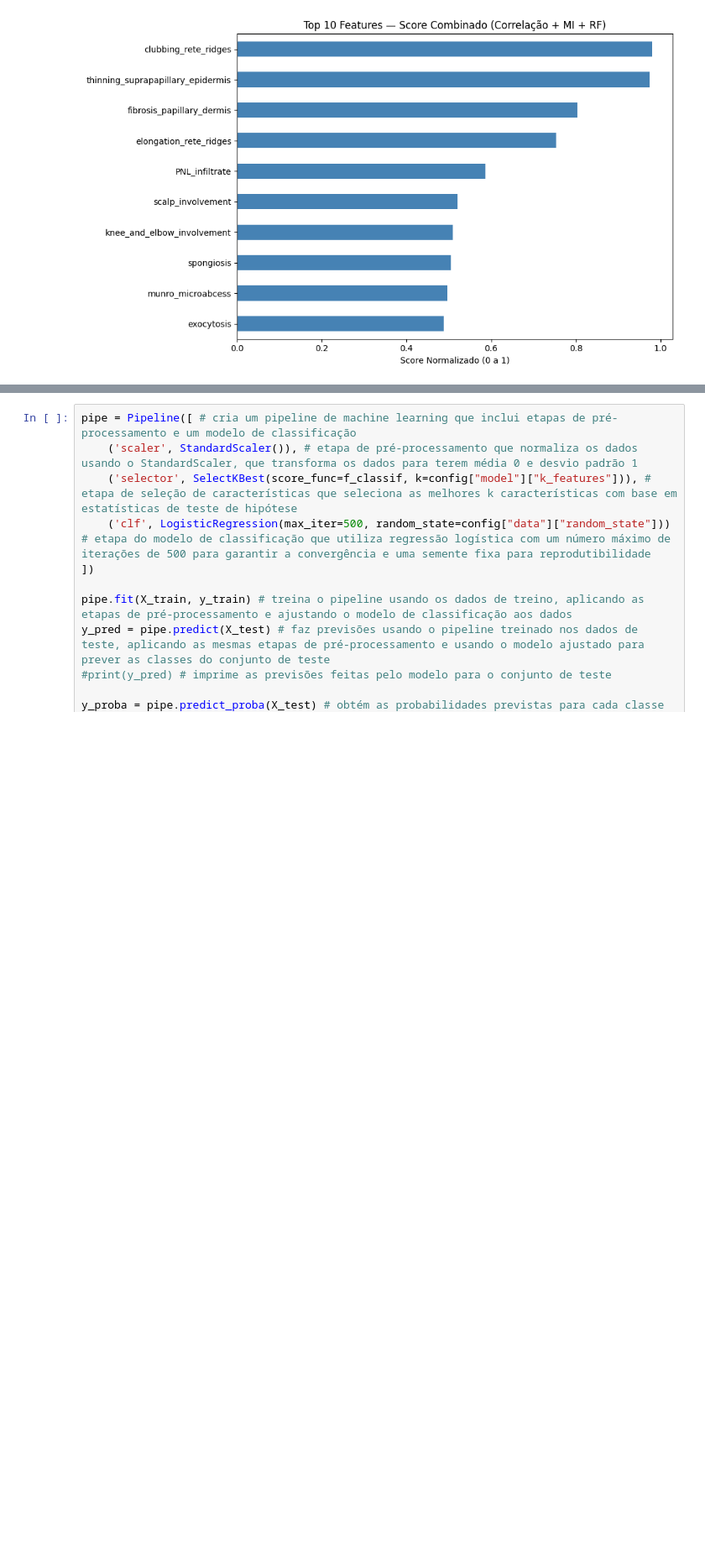
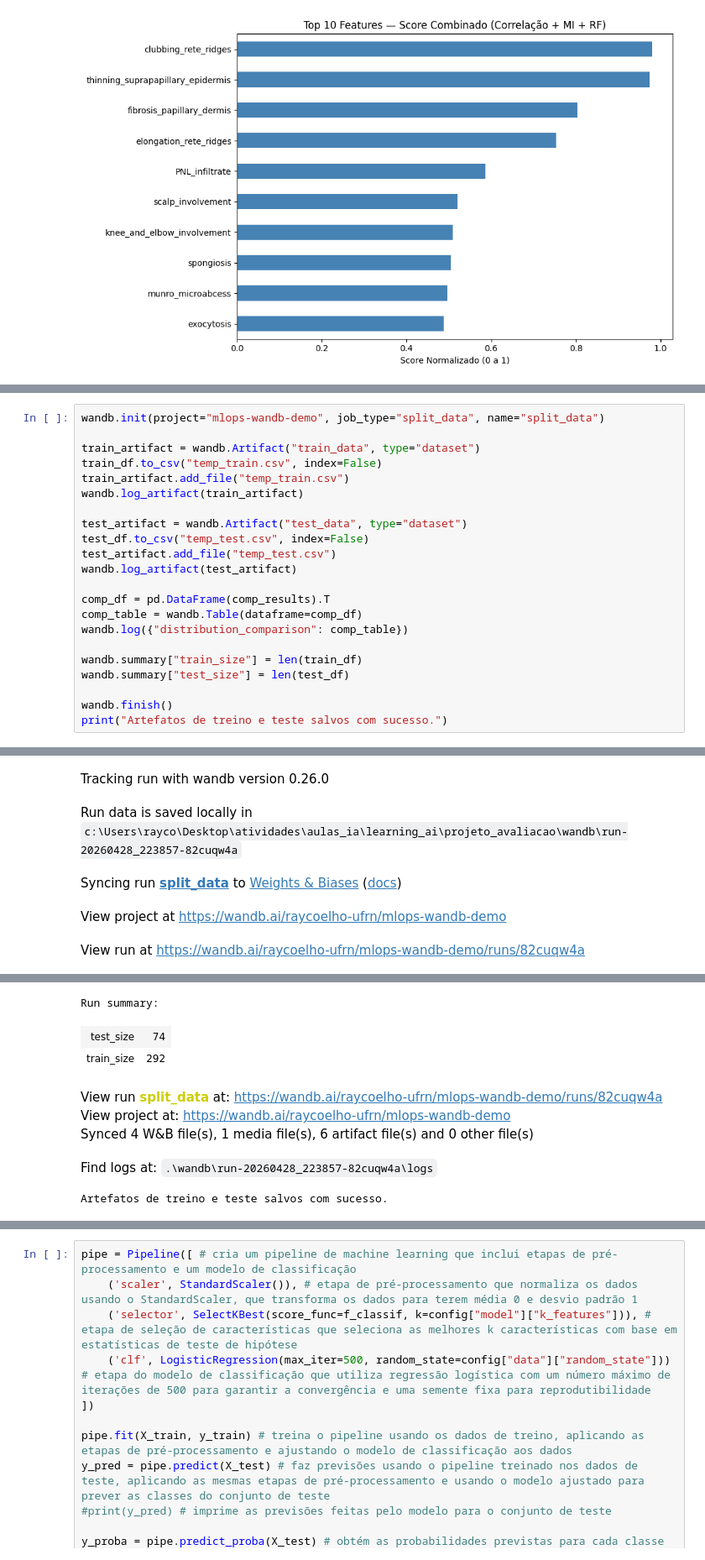
Before and after one commit to rayssacoelho/learning_ai, a Jupyter notebook: projeto_avaliacao/projeto.ipynb, the cells around one changed output, grey strips where cells are left out. Shown at 84% size. Cells and saved outputs as stored; diff of their text form; blank space fills up the shorter version.

```diff
--- a/projeto_avaliacao/projeto.ipynb
+++ b/projeto_avaliacao/projeto.ipynb
@@ -735,0 +845,23 @@ print(y_test.shape) # mostra o número de linhas e colunas do conjunto de teste
+# %%
+wandb.init(project="mlops-wandb-demo", job_type="split_data", name="split_data")
+
+train_artifact = wandb.Artifact("train_data", type="dataset")
+train_df.to_csv("temp_train.csv", index=False)
+train_artifact.add_file("temp_train.csv")
+wandb.log_artifact(train_artifact)
+
+test_artifact = wandb.Artifact("test_data", type="dataset")
+test_df.to_csv("temp_test.csv", index=False)
+test_artifact.add_file("temp_test.csv")
+wandb.log_artifact(test_artifact)
+
+comp_df = pd.DataFrame(comp_results).T
+comp_table = wandb.Table(dataframe=comp_df)
+wandb.log({"distribution_comparison": comp_table})
+
+wandb.summary["train_size"] = len(train_df)
+wandb.summary["test_size"] = len(test_df)
+
+wandb.finish()
+print("Artefatos de treino e teste salvos com sucesso.")
+# %% [output]
@@ -735,0 +869,5 @@ print(y_test.shape) # mostra o número de linhas e colunas do conjunto de teste
+Tracking run with wandb version 0.26.0
+Run data is saved locally in c:\Users\rayco\Desktop\atividades\aulas_ia\learning_ai\projeto_avaliacao\wandb\run-20260428_223857-82cuqw4a
+Syncing run split_data to Weights & Biases (docs)
+View project at https://wandb.ai/raycoelho-ufrn/mlops-wandb-demo
+View run at https://wandb.ai/raycoelho-ufrn/mlops-wandb-demo/runs/82cuqw4a
@@ -735,0 +875,8 @@ print(y_test.shape) # mostra o número de linhas e colunas do conjunto de teste
+Run summary:
+| test_size | 74 |
+| train_size | 292 |
+View run split_data at: https://wandb.ai/raycoelho-ufrn/mlops-wandb-demo/runs/82cuqw4a
+View project at: https://wandb.ai/raycoelho-ufrn/mlops-wandb-demo
+Synced 4 W&B file(s), 1 media file(s), 6 artifact file(s) and 0 other file(s)
+Find logs at: .\wandb\run-20260428_223857-82cuqw4a\logs
+Artefatos de treino e teste salvos com sucesso.
```
Also changed, not shown: parts of 21 cells of this notebook, 51 other files.
